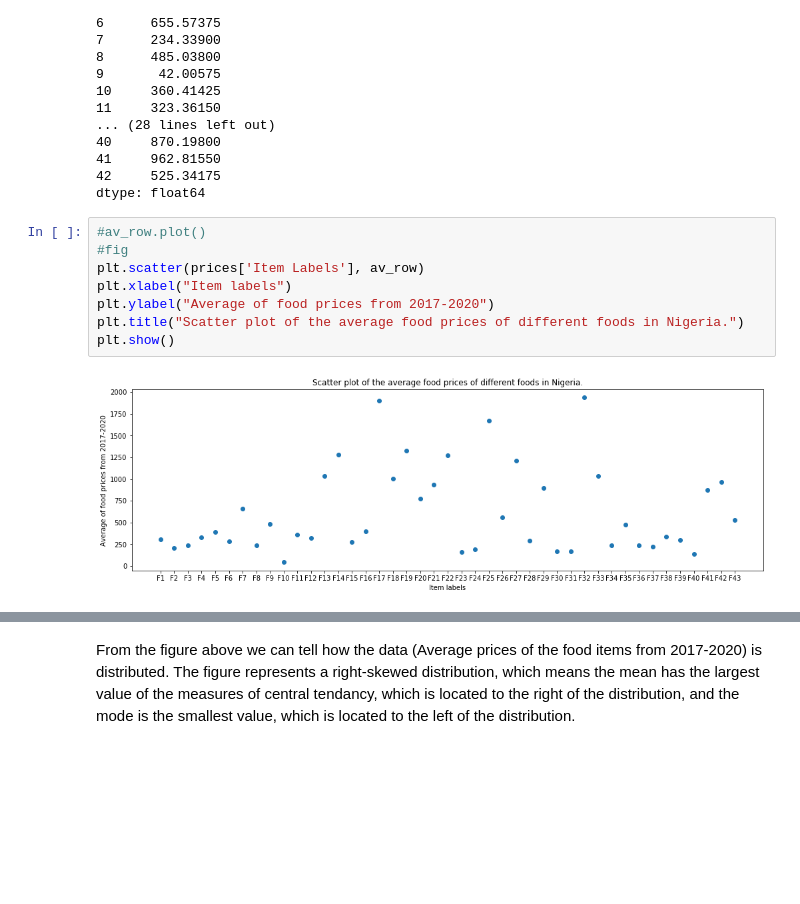
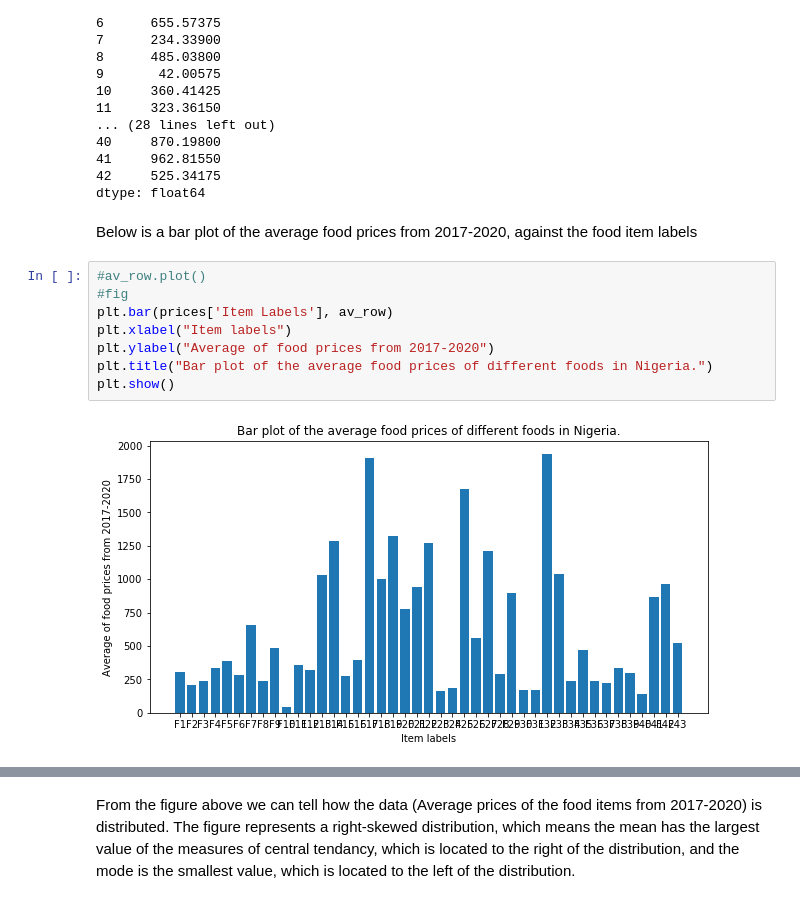
Before and after one commit to Ivynjambi/Jenga-Project, a Jupyter notebook: Analysis of selected food prices in Nigeria.ipynb, the cells around one changed output, grey strips where cells are left out. Drawn from its saved outputs; the diff is of its cells as text; blank space fills up the shorter version.

```diff
--- a/Analysis of selected food prices in Nigeria.ipynb
+++ b/Analysis of selected food prices in Nigeria.ipynb
@@ -175,13 +176,15 @@ print(av_row)
 41     962.81550
 42     525.34175
 dtype: float64
+# %% [markdown]
+Below is a bar plot of the average food prices from 2017-2020, against the food item labels
 # %%
 #av_row.plot()
 #fig
-plt.scatter(prices['Item Labels'], av_row)
+plt.bar(prices['Item Labels'], av_row)
 plt.xlabel("Item labels")
 plt.ylabel("Average of food prices from 2017-2020")
-plt.title("Scatter plot of the average food prices of different foods in Nigeria.")
+plt.title("Bar plot of the average food prices of different foods in Nigeria.")
 plt.show()
 # %% [output]
-[figure, old version]
+[figure, new version]
```
Also changed, not shown: parts of 9 cells of this notebook, 2 other files.
